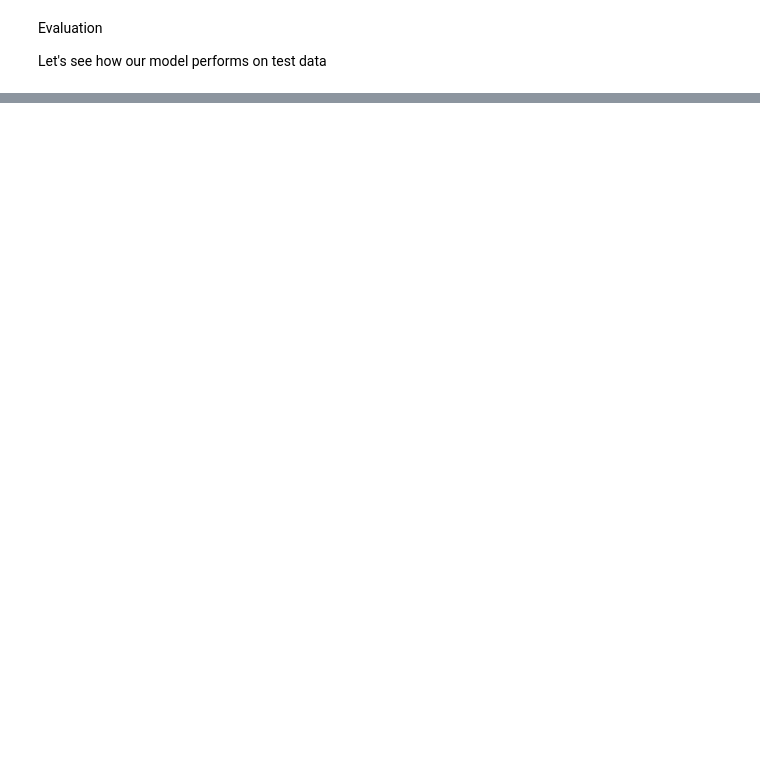
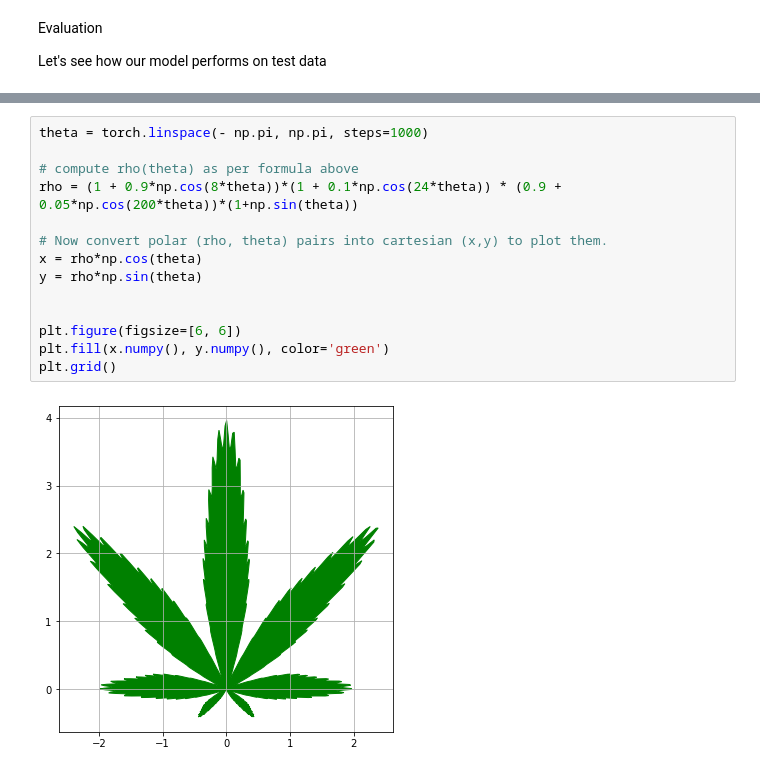
Before and after one commit to Dikshuy/Practical-RL, a Jupyter notebook: week4_deep_learning_with_pytorch/pytorch.ipynb, the cells around one changed output, grey strips where cells are left out. Saved outputs shown, nothing was run; the diff lists cells and outputs as text; blank space fills up the shorter version.

```diff
--- a/week4_deep_learning_with_pytorch/pytorch.ipynb
+++ b/week4_deep_learning_with_pytorch/pytorch.ipynb
@@ -370,0 +389,16 @@ assert accuracy > 0.95, "try training longer"
+# %%
+theta = torch.linspace(- np.pi, np.pi, steps=1000)
+
+# compute rho(theta) as per formula above
+rho = (1 + 0.9*np.cos(8*theta))*(1 + 0.1*np.cos(24*theta)) * (0.9 + 0.05*np.cos(200*theta))*(1+np.sin(theta))
+
+# Now convert polar (rho, theta) pairs into cartesian (x,y) to plot them.
+x = rho*np.cos(theta)
+y = rho*np.sin(theta)
+
+
+plt.figure(figsize=[6, 6])
+plt.fill(x.numpy(), y.numpy(), color='green')
+plt.grid()
+# %% [output]
+[figure, added]
```
Also changed, not shown: parts of 10 cells of this notebook.
